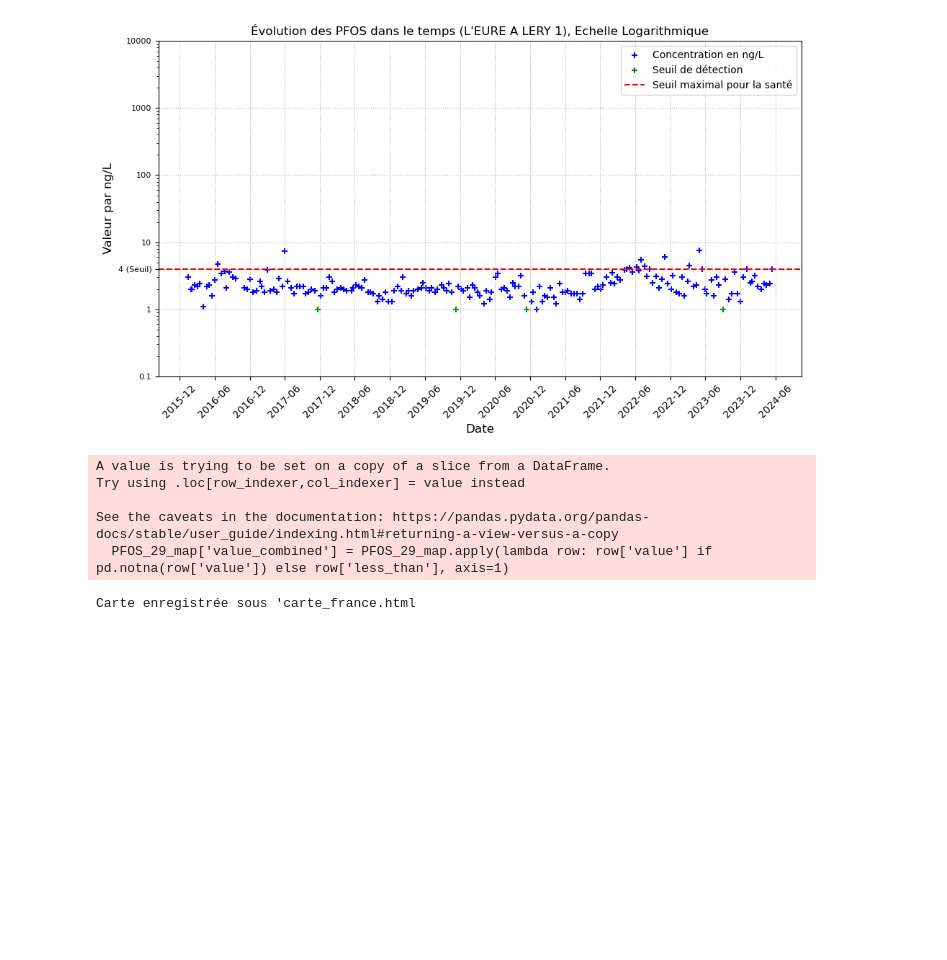
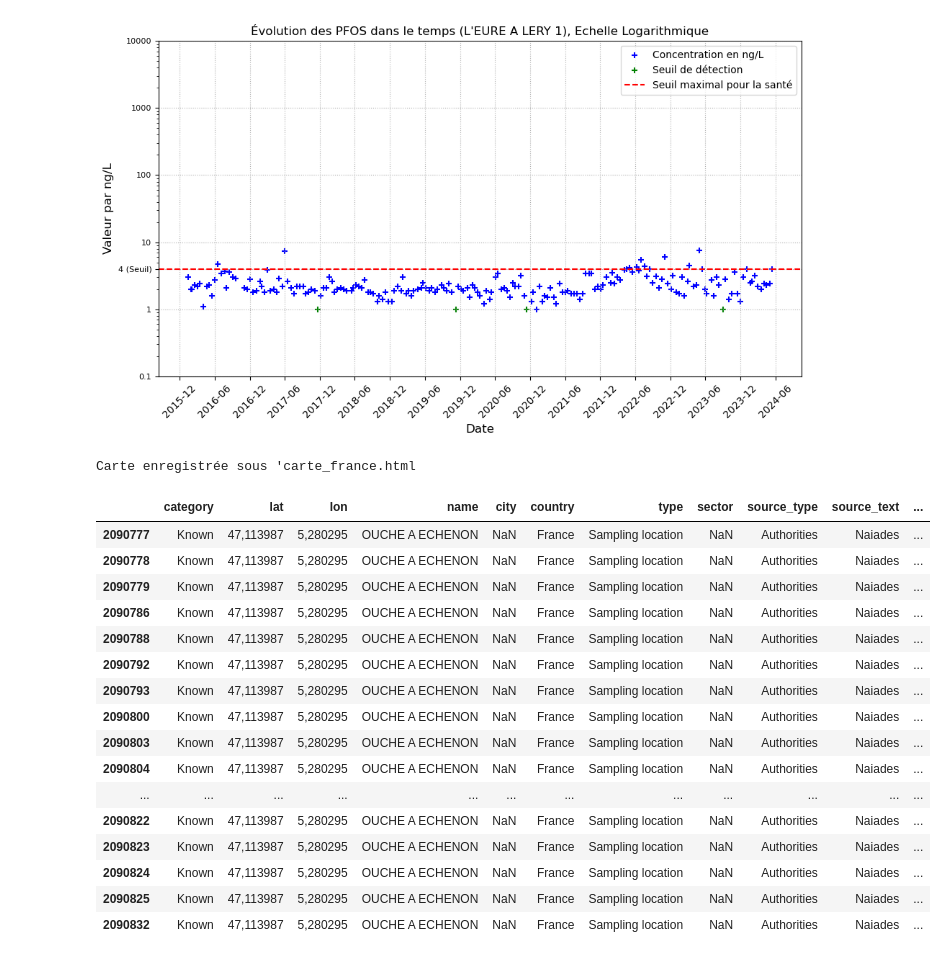
Before and after one commit to Pokrhum/PSAM, a Jupyter notebook: Psam2.ipynb, the cells around one changed output. Cells and saved outputs as stored; diff of their text form; code cells hidden in the pictures; blank space fills up the shorter version.

```diff
--- a/Psam2.ipynb
+++ b/Psam2.ipynb
@@ -205,35 +186,28 @@ for (lat, lon), count in PFOS_29_top.items():
 [figure]
 [figure]
 # %%
-import pandas as pd
-import folium
-import urllib.parse
-
-# Filtrer les données correctement
-# Sélectionne les lignes où 'cas_id' est '1763-23-1', 'less_than' est inférieur ou égal à 4, ou 'value' n'est pas nul,
-# et où la date est postérieure ou égale au 1er janvier 2014
-PFOS_29_map = data_29.loc[
-    (data_29['cas_id'] == '1763-23-1') &  # Filtrer uniquement les enregistrements avec 'cas_id' spécifique
-    ((data_29['less_than'] <= 4) | (data_29['value'].notna())) &  # Garder les enregistrements où 'less_than' est inférieur ou égal à 4, ou où 'value' n'est pas nul
+PFAS_map = data_29.loc[
+    ((data_29['less_than'] <= 4) | (data_29['value'].notna())) &  # Garder les enregistrements où 'less_than' <= 4 ou 'value' n'est pas nul
     (data_29['date'] >= '2022-01-01') &  # Garder les enregistrements à partir du 1er janvier 2022
-    (data_29['unit'] == 'ng/l') # Gaarder les donnée en Litre
+    (data_29['unit'] == 'ng/l')  # Garder les données en ng/litre
 ]
 
-# Ajouter une colonne 'value_combined' qui inclut 'value' ou 'less_than' lorsque 'value' est manquant
-PFOS_29_map['value_combined'] = PFOS_29_map.apply(lambda row: row['value'] if pd.notna(row['value']) else row['less_than'], axis=1)
+nb_cas_id = 5
+top_cas_id = PFAS_map['cas_id'].value_counts().head(nb_cas_id).index
+
+# Filtrer pour les 'cas_id' les plus représentés
+PFAS_map = PFAS_map.loc[PFAS_map['cas_id'].isin(top_cas_id)]
 
 # Compter les occurrences de chaque combinaison de 'lat' et 'lon'
-PFOS_29_map_grouped = PFOS_29_map.groupby(['lat', 'lon', "name"]).agg(
+PFAS_map_grouped = PFAS_map.groupby(['lat', 'lon', "name"]).agg(
     matrix=('matrix', 'first'),  # Utiliser 'first' pour garder la valeur de "matrix"
     count=('lat', 'size'),       # Compter le nombre de prélèvements
-    average_value=('value_combined', 'mean')  # Calculer la moyenne de "value_combined"
+    average_value=('value', 'mean')  # Calculer la moyenne de "value_combined"
 ).reset_index()
 
 # Convertir les coordonnées en type float et remplacer les virgules par des points
-PFOS_29_map_grouped['lat'] = PFOS_29_map_grouped['lat'].apply(lambda x: float(str(x).replace(',', '.')))
-PFOS_29_map_grouped['lon'] = PFOS_29_map_grouped['lon'].apply(lambda x: float(str(x).replace(',', '.')))
-
-
+PFAS_map_grouped['lat'] = PFAS_map_grouped['lat'].apply(lambda x: float(str(x).replace(',', '.')))
+PFAS_map_grouped['lon'] = PFAS_map_grouped['lon'].apply(lambda x: float(str(x).replace(',', '.')))
 
 # Créer une carte centrée sur la France
 m = folium.Map(location=[46.603354, 1.888334], zoom_start=6)  # Centrer la carte sur la France avec un niveau de zoom adapté
@@ -243,11 +217,12 @@ def generate_popup_content(site_data):
     return (
         f"<b style='font-size:14px;'>{site_data['name']}</b>"
         f"<br>Source des prélèvements : {site_data['matrix']}"
-        f"<br>Nombre de prélèvements: {int(site_data['count'])}<br>{avg_value_text}"
-        f"<br>Latitude: {site_data['lat']:.6f}<br>Longitude: {site_data['lon']:.6f}"
+        f"<br>Nombre de prélèvements: {int(site_data['count'])}"
+        f"<br>{avg_value_text}"
+        f"<br>Latitude: {site_data['lat']:.6f}"
+        f"<br>Longitude: {site_data['lon']:.6f}"
         f"<br><a href='/details/{urllib.parse.quote(site_data['name'])}' target='_blank'>Voir les détails</a>"
     )
-
 
 # Ajouter les points des sites PFOS en utilisant `apply` pour améliorer les performances
 def add_circle_marker(site_data):
@@ -283,16 +258,11 @@ def add_circle_marker(site_data):
     ).add_to(m)  # Ajouter le marqueur à la carte
 
 # Utiliser apply pour ajouter les marqueurs
-PFOS_29_map_grouped.apply(add_circle_marker, axis=1)
+PFAS_map_grouped.apply(add_circle_marker, axis=1)
 
 # Enregistrer la carte dans un fichier HTML
 m.save("carte_france.html")  # Enregistrer la carte dans un fichier HTML
 print("Carte enregistrée sous 'carte_france.html")  # Imprimer un message de confirmation
 # %% [output]
-A value is trying to be set on a copy of a slice from a DataFrame.
-Try using .loc[row_indexer,col_indexer] = value instead
-
-See the caveats in the documentation: https://pandas.pydata.org/pandas-docs/stable/user_guide/indexing.html#returning-a-view-versus-a-copy
-  PFOS_29_map['value_combined'] = PFOS_29_map.apply(lambda row: row['value'] if pd.notna(row['value']) else row['less_than'], axis=1)
+Carte enregistrée sous 'carte_france.html
-Carte enregistrée sous 'carte_france.html
 # %%
@@ -300,3 +270,24 @@ PFOS_29_map.to_csv('PFOS_29_map.csv', index=False)
+# %%
+PFAS_map_filtered = PFAS_map.loc[PFAS_map['lat'] == '47,113987']
+PFAS_map_filtered.head(20)
+# %% [output]
+|  | category | lat | lon | name | city | country | type | sector | source_type | source_text | ... |
+| 2090777 | Known | 47,113987 | 5,280295 | OUCHE A ECHENON | NaN | France | Sampling location | NaN | Authorities | Naiades | ... |
+| 2090778 | Known | 47,113987 | 5,280295 | OUCHE A ECHENON | NaN | France | Sampling location | NaN | Authorities | Naiades | ... |
+| 2090779 | Known | 47,113987 | 5,280295 | OUCHE A ECHENON | NaN | France | Sampling location | NaN | Authorities | Naiades | ... |
+| 2090786 | Known | 47,113987 | 5,280295 | OUCHE A ECHENON | NaN | France | Sampling location | NaN | Authorities | Naiades | ... |
+| 2090788 | Known | 47,113987 | 5,280295 | OUCHE A ECHENON | NaN | France | Sampling location | NaN | Authorities | Naiades | ... |
+| 2090792 | Known | 47,113987 | 5,280295 | OUCHE A ECHENON | NaN | France | Sampling location | NaN | Authorities | Naiades | ... |
+| 2090793 | Known | 47,113987 | 5,280295 | OUCHE A ECHENON | NaN | France | Sampling location | NaN | Authorities | Naiades | ... |
+| 2090800 | Known | 47,113987 | 5,280295 | OUCHE A ECHENON | NaN | France | Sampling location | NaN | Authorities | Naiades | ... |
+| 2090803 | Known | 47,113987 | 5,280295 | OUCHE A ECHENON | NaN | France | Sampling location | NaN | Authorities | Naiades | ... |
+| 2090804 | Known | 47,113987 | 5,280295 | OUCHE A ECHENON | NaN | France | Sampling location | NaN | Authorities | Naiades | ... |
+| ... | ... | ... | ... | ... | ... | ... | ... | ... | ... | ... | ... |
+| 2090822 | Known | 47,113987 | 5,280295 | OUCHE A ECHENON | NaN | France | Sampling location | NaN | Authorities | Naiades | ... |
+| 2090823 | Known | 47,113987 | 5,280295 | OUCHE A ECHENON | NaN | France | Sampling location | NaN | Authorities | Naiades | ... |
+| 2090824 | Known | 47,113987 | 5,280295 | OUCHE A ECHENON | NaN | France | Sampling location | NaN | Authorities | Naiades | ... |
+| 2090825 | Known | 47,113987 | 5,280295 | OUCHE A ECHENON | NaN | France | Sampling location | NaN | Authorities | Naiades | ... |
+| 2090832 | Known | 47,113987 | 5,280295 | OUCHE A ECHENON | NaN | France | Sampling location | NaN | Authorities | Naiades | ... |
 # %%
 df_france = df[df['country'] == "France"]
 df_france['dataset_id'].value_counts()
```
Also changed, not shown: parts of 11 cells of this notebook, 3 other files.
